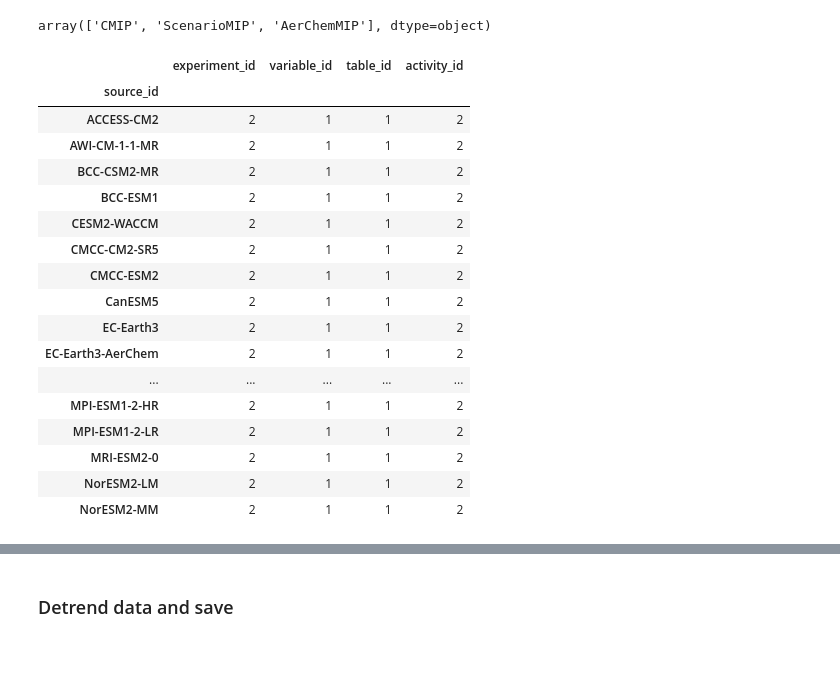
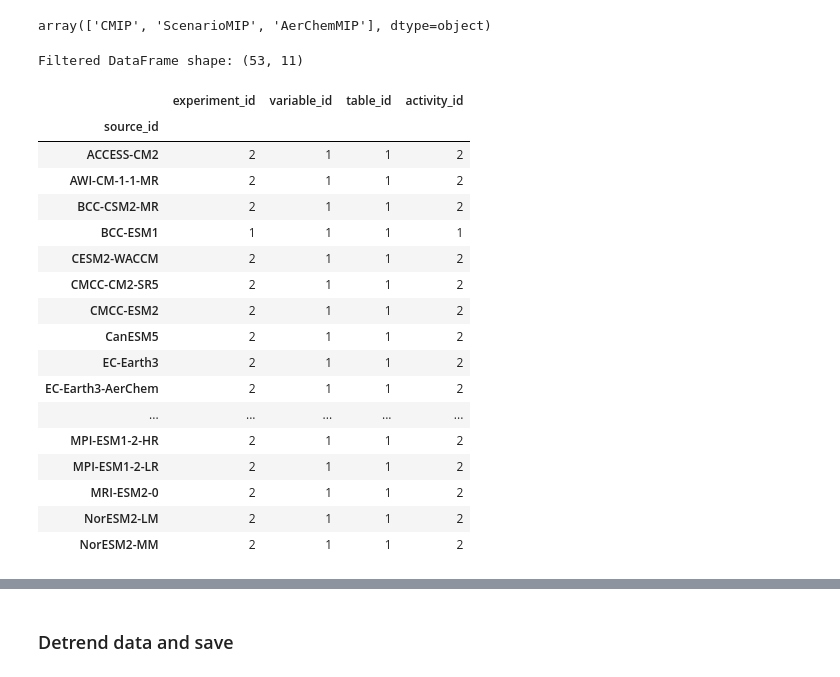
Before and after one commit to hrhampapura/moment_delta_mapping, a Jupyter notebook: notebooks/ncar_casper/01_cmip6_analysis.ipynb, the cells around one changed output, grey strips where cells are left out. Drawn from its saved outputs; the diff is of its cells as text; code cells hidden in the pictures.

```diff
--- a/notebooks/ncar_casper/01_cmip6_analysis.ipynb
+++ b/notebooks/ncar_casper/01_cmip6_analysis.ipynb
@@ -25,6 +27,9 @@ from dask_jobqueue import PBSCluster
 from dask.distributed import Client
 from dask.distributed import performance_report
 # %%
+# Decide whether to re-calculate everything
+RECALC = True
+#
 pi_year  = 1865
 eoc_year = 2085
 #
@@ -35,7 +40,8 @@ ben_lon   = 77.5946
 #
 rda_scratch = '/gpfs/csfs1/collections/rda/scratch/harshah'
 rda_url     =  'https://data.rda.ucar.edu/'
-catalog_url = rda_url +  'harshah/intake_catalogs/osdf/cmip6-aws/cmip6-osdf-zarr.json'
+# catalog_url = rda_url +  'harshah/intake_catalogs/osdf/cmip6-aws/cmip6-osdf-zarr.json'
+catalog_url = 'https://cmip6-pds.s3.amazonaws.com/pangeo-cmip6.json'
 rda_data    = '/gpfs/csfs1/collections/rda/data/harshah/'
 #
 tmean_path  = rda_data + 'mdm_data/tmean/'
@@ -175,15 +183,23 @@ df = col_subset.df
 df['activity_id'].unique()
 # %% [output]
 array(['CMIP', 'ScenarioMIP', 'AerChemMIP'], dtype=object)
+# %%
+# Keep only rows with CMIP (historical) or ScenarioMIP (ssp370) for consistency.
+df_filtered = col_subset.df[col_subset.df['activity_id'].isin(['CMIP', 'ScenarioMIP'])]
+
+print("Filtered DataFrame shape:", df_filtered.shape)
+# print("Filtered activity_id values:", df_filtered['activity_id'])
+# %% [output]
+Filtered DataFrame shape: (53, 11)
 # %%
-df.groupby("source_id")[["experiment_id", "variable_id", "table_id","activity_id"]].nunique()
+df_filtered.groupby("source_id")[["experiment_id", "variable_id", "table_id","activity_id"]].nunique()
 # %% [output]
 |  | experiment_id | variable_id | table_id | activity_id |
 | source_id |  |  |  |  |
 | ACCESS-CM2 | 2 | 1 | 1 | 2 |
 | AWI-CM-1-1-MR | 2 | 1 | 1 | 2 |
 | BCC-CSM2-MR | 2 | 1 | 1 | 2 |
-| BCC-ESM1 | 2 | 1 | 1 | 2 |
+| BCC-ESM1 | 1 | 1 | 1 | 1 |
 | CESM2-WACCM | 2 | 1 | 1 | 2 |
 | CMCC-CM2-SR5 | 2 | 1 | 1 | 2 |
 | CMCC-ESM2 | 2 | 1 | 1 | 2 |
```
Also changed, not shown: parts of 34 cells of this notebook, 1 other file.
